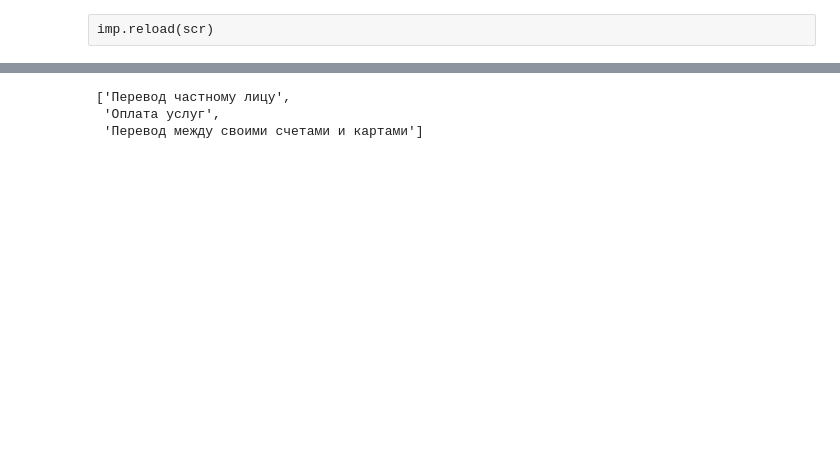
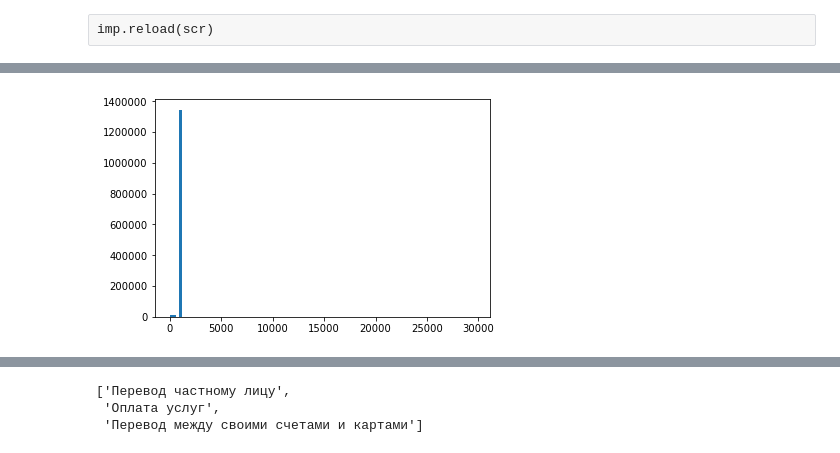
Before and after one commit to orlov-alexander/hse_nis, a Jupyter notebook: notebooks/data_preparation/alex_data_prep_for_pipeline_temp.ipynb, the cells around one changed output, grey strips where cells are left out. Drawn from its saved outputs; the diff is of its cells as text; code cells hidden in the pictures; blank space fills up the shorter version.

```diff
--- a/notebooks/data_preparation/alex_data_prep_for_pipeline_temp.ipynb
+++ b/notebooks/data_preparation/alex_data_prep_for_pipeline_temp.ipynb
@@ -194,0 +595,5 @@ imp.reload(scr)
+# %%
+plt.hist(feat_matrix['recip_card_age'], bins = 100)
+plt.show()
+# %% [output]
+[figure, added]
```
Also changed, not shown: parts of 83 cells of this notebook, 4 other files.
